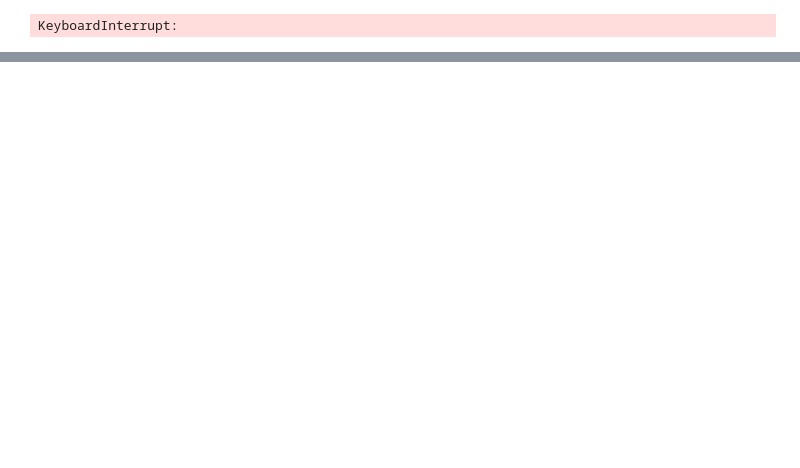
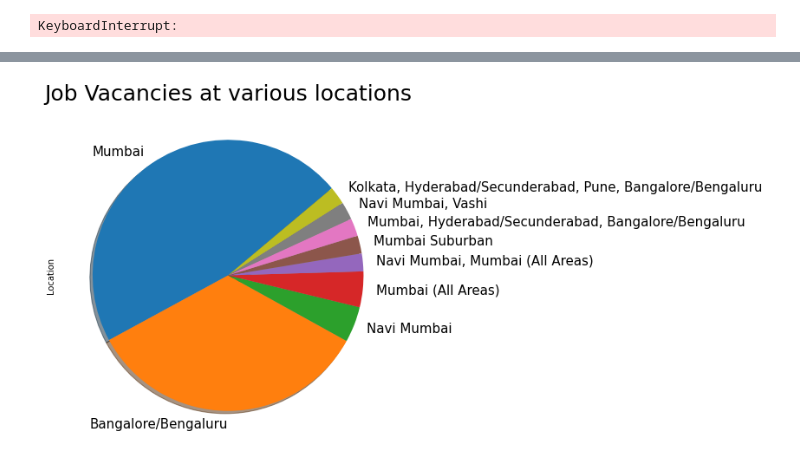
Before and after one commit to MihirMalani1712/SE_PROJECT, a Jupyter notebook: scraper.ipynb, the cells around one changed output, grey strips where cells are left out. Cells and saved outputs as stored; diff of their text form; code cells hidden in the pictures; blank space fills up the shorter version.

```diff
--- a/scraper.ipynb
+++ b/scraper.ipynb
@@ -102,0 +117,7 @@ df.to_csv("./scraped_data.csv",index=False)
+# %%
+dataframe["Location"].value_counts()[:9].plot.pie(figsize=(7,8),shadow=True,startangle=40,fontsize=15)
+plt.title("Job Vacancies at various locations",fontsize=25)
+plt.savefig("JobVacancies", facecolor='white', bbox_inches='tight')
+plt.show()
+# %% [output]
+[figure, added]
```
Also changed, not shown: parts of 8 cells of this notebook.
